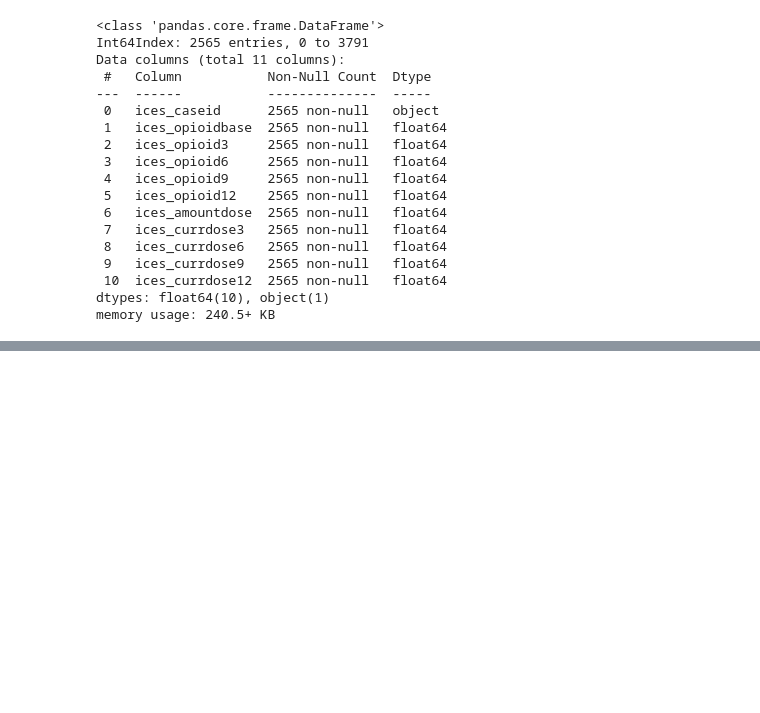
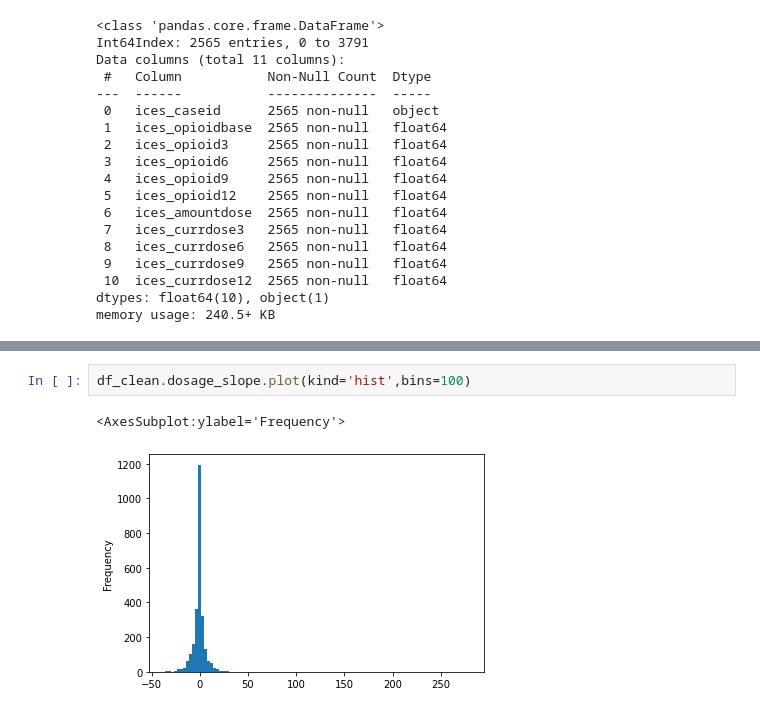
Before and after one commit to McMasterAI/POST_study_Project, a Jupyter notebook: notebooks/Cleaning and Labeling.ipynb, the cells around one changed output, grey strips where cells are left out. Saved outputs shown, nothing was run; the diff lists cells and outputs as text; blank space fills up the shorter version.

```diff
--- a/notebooks/Cleaning and Labeling.ipynb
+++ b/notebooks/Cleaning and Labeling.ipynb
@@ -233,0 +251,5 @@ sunday after 6
+# %%
+df_clean.dosage_slope.plot(kind='hist',bins=100)
+# %% [output]
+<AxesSubplot:ylabel='Frequency'>
+[figure, added]
```
Also changed, not shown: parts of 13 cells of this notebook.
